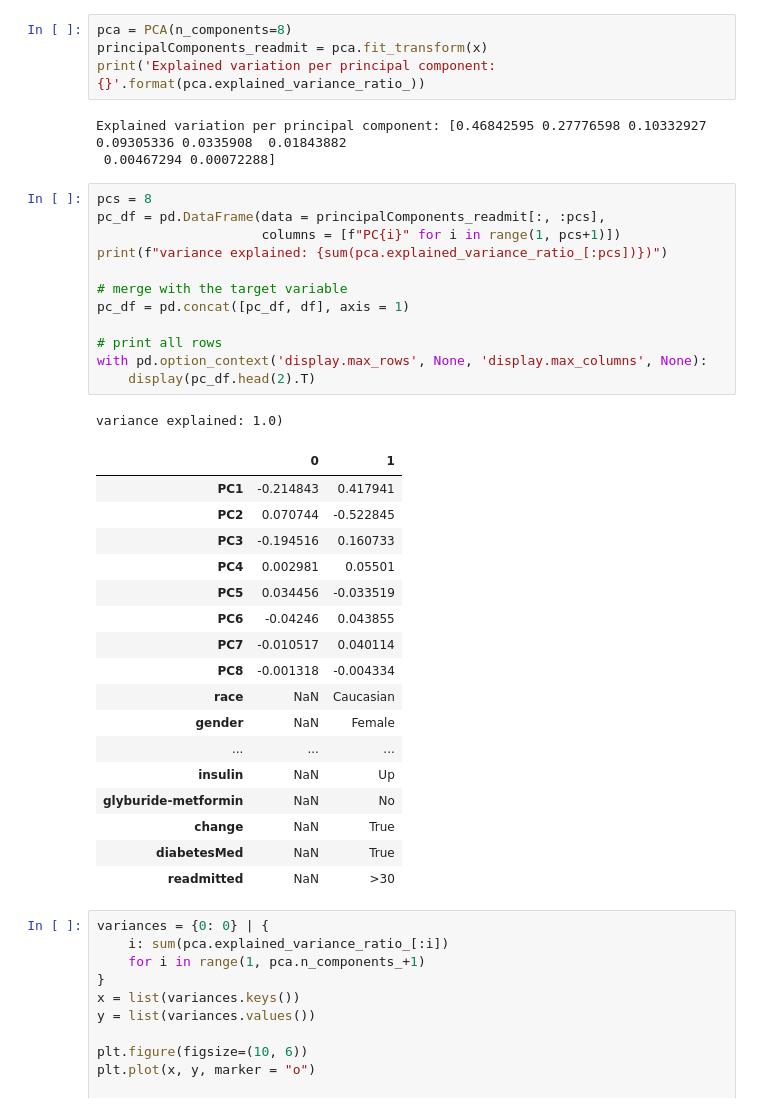
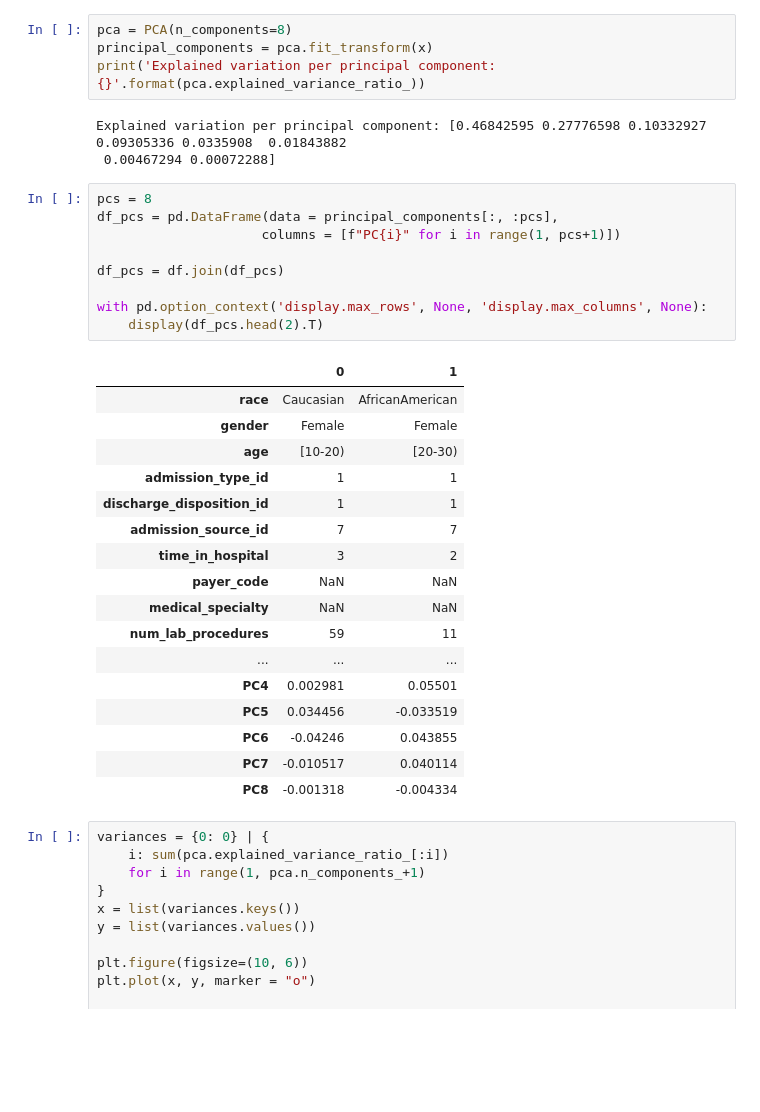
Before and after one commit to BAlmeidaS/predictive-analysis, a Jupyter notebook: 3-EDA-unsupervised-learning-PCA.ipynb, the cells around one changed output. Cells and saved outputs as stored; diff of their text form; blank space fills up the shorter version.

```diff
--- a/3-EDA-unsupervised-learning-PCA.ipynb
+++ b/3-EDA-unsupervised-learning-PCA.ipynb
@@ -97,42 +112,38 @@ normalised_numericals.head()
 | 4 | 0.153846 | 0.229008 | 1.000000 | 0.1875 | 0.000000 | 0.0 | 0.000000 | 0.461538 |
 # %%
 pca = PCA(n_components=8)
-principalComponents_readmit = pca.fit_transform(x)
+principal_components = pca.fit_transform(x)
 print('Explained variation per principal component: {}'.format(pca.explained_variance_ratio_))
 # %% [output]
 Explained variation per principal component: [0.46842595 0.27776598 0.10332927 0.09305336 0.0335908  0.01843882
  0.00467294 0.00072288]
 # %%
 pcs = 8
-pc_df = pd.DataFrame(data = principalComponents_readmit[:, :pcs],
+df_pcs = pd.DataFrame(data = principal_components[:, :pcs],
                      columns = [f"PC{i}" for i in range(1, pcs+1)])
-print(f"variance explained: {sum(pca.explained_variance_ratio_[:pcs])})")
 
-# merge with the target variable
-pc_df = pd.concat([pc_df, df], axis = 1)
+df_pcs = df.join(df_pcs)
 
-# print all rows
 with pd.option_context('display.max_rows', None, 'display.max_columns', None):
-    display(pc_df.head(2).T)
+    display(df_pcs.head(2).T)
 # %% [output]
-variance explained: 1.0)
 |  | 0 | 1 |
-| PC1 | -0.214843 | 0.417941 |
-| PC2 | 0.070744 | -0.522845 |
-| PC3 | -0.194516 | 0.160733 |
+| race | Caucasian | AfricanAmerican |
+| gender | Female | Female |
+| age | [10-20) | [20-30) |
+| admission_type_id | 1 | 1 |
+| discharge_disposition_id | 1 | 1 |
+| admission_source_id | 7 | 7 |
+| time_in_hospital | 3 | 2 |
+| payer_code | NaN | NaN |
+| medical_specialty | NaN | NaN |
+| num_lab_procedures | 59 | 11 |
+| ... | ... | ... |
 | PC4 | 0.002981 | 0.05501 |
 | PC5 | 0.034456 | -0.033519 |
 | PC6 | -0.04246 | 0.043855 |
 | PC7 | -0.010517 | 0.040114 |
 | PC8 | -0.001318 | -0.004334 |
-| race | NaN | Caucasian |
-| gender | NaN | Female |
-| ... | ... | ... |
-| insulin | NaN | Up |
-| glyburide-metformin | NaN | No |
-| change | NaN | True |
-| diabetesMed | NaN | True |
-| readmitted | NaN | >30 |
 # %%
 variances = {0: 0} | {
     i: sum(pca.explained_variance_ratio_[:i])
```
Also changed, not shown: parts of 16 cells of this notebook.
